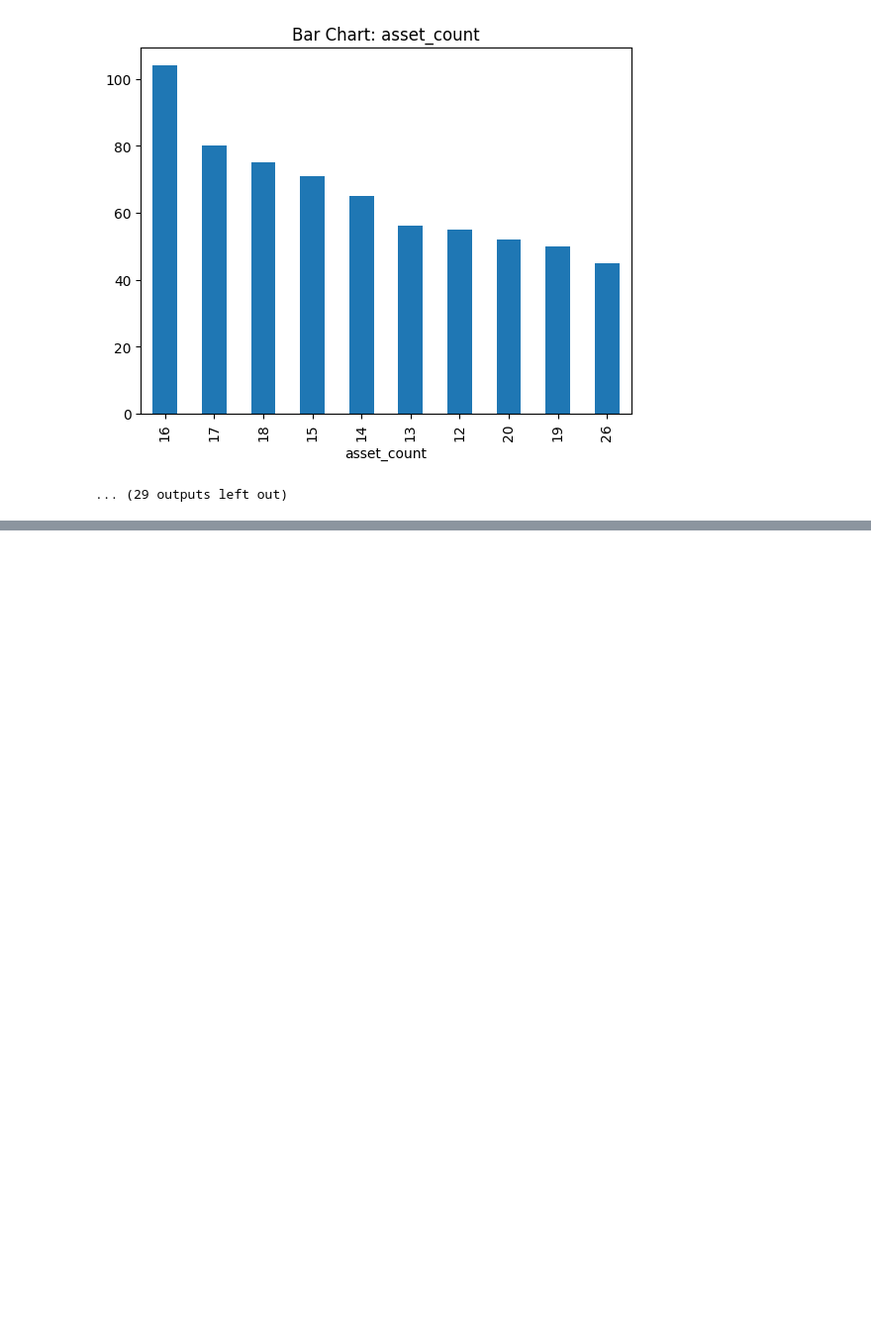
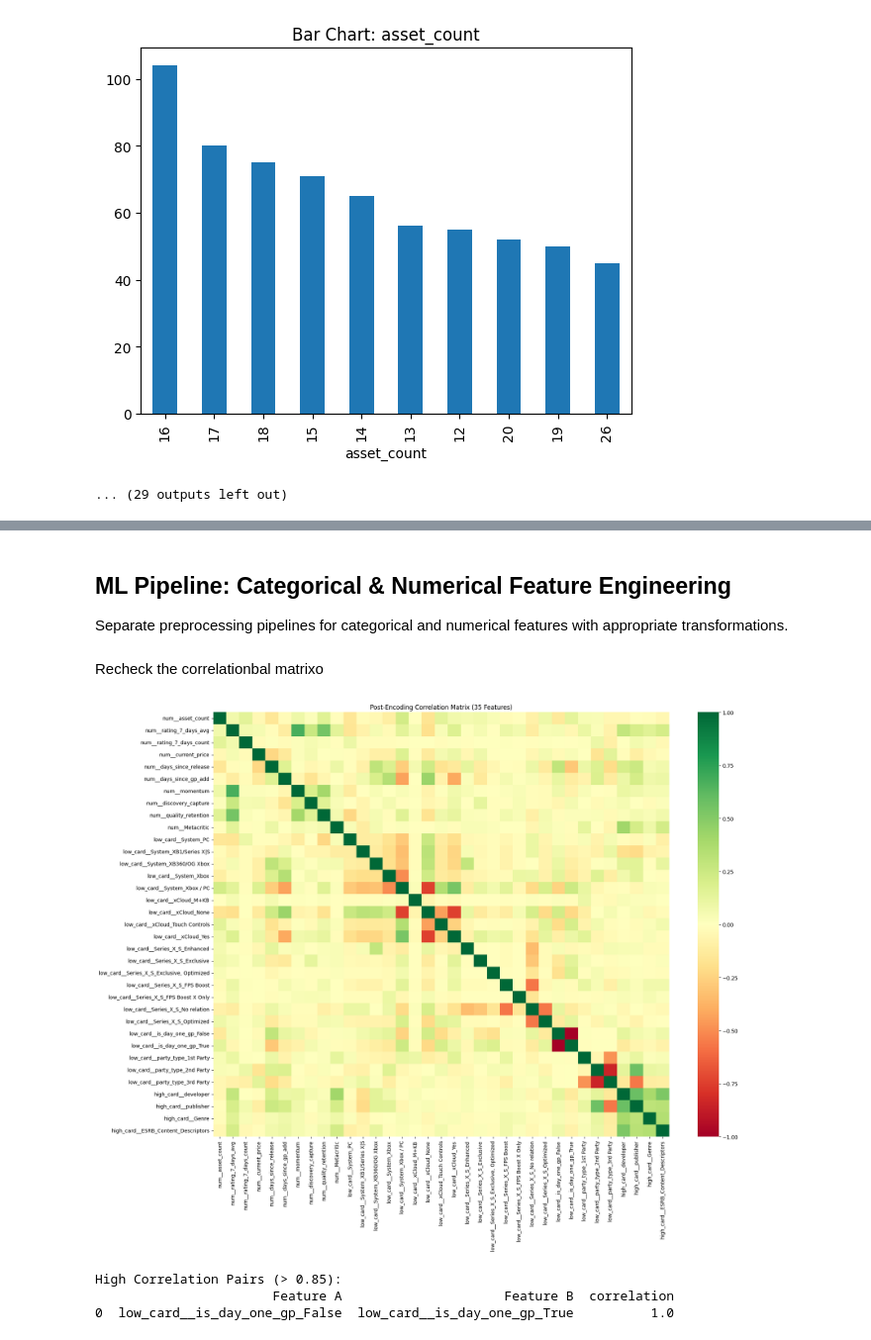
Before and after one commit to Doggo21345/Xbox-ELT-pipeline, a Jupyter notebook: ML/Notebooks/EDA.ipynb, the cells around one changed output, grey strips where cells are left out. Shown at 99% size. Saved outputs shown, nothing was run; the diff lists cells and outputs as text; code cells hidden in the pictures; blank space fills up the shorter version.

```diff
--- a/ML/Notebooks/EDA.ipynb
+++ b/ML/Notebooks/EDA.ipynb
@@ -400,0 +470,20 @@ print(f"Data prepared! Final feature count: {X_prepared.shape[1]}")
+# %%
+from sklearn.impute import KNNImputer
+
+# 1. Initialize the imputer
+imputer = KNNImputer(n_neighbors=5)
+
+# 2. Select the numerical columns that help 'predict' Metacritic
+# Including price and momentum helps the imputer find better neighbors
+num_cols_for_impute = [
+    'asset_count', 'current_price', 'momentum',
+    'quality_retention', 'Metacritic'
+]
+
+# 3. Fit and Transform the training set
+# This fills the 25 missing scores based ONLY on the 881 training rows
+X_train[num_cols_for_impute] = imputer.fit_transform(X_train[num_cols_for_impute])
+
+# 4. Transform the test set
+# This uses the 'patterns' learned from training to fill gaps in the test set
+X_test[num_cols_for_impute] = imputer.transform(X_test[num_cols_for_impute])
@@ -400,0 +596,4 @@ print(f"Data prepared! Final feature count: {X_prepared.shape[1]}")
+# %% [markdown]
+## ML Pipeline: Categorical & Numerical Feature Engineering
+
+Separate preprocessing pipelines for categorical and numerical features with appropriate transformations.
@@ -400,0 +651,42 @@ print(f"Data prepared! Final feature count: {X_prepared.shape[1]}")
+# %% [markdown]
+Recheck the correlationbal matrixo
+# %%
+import seaborn as sns
+import matplotlib.pyplot as plt
+
+# 1. Convert array to DataFrame
+feature_names = preprocessor.get_feature_names_out()
+X_processed_df = pd.DataFrame(X_train_preprocessed, columns=feature_names)
+
+# 2. Calculate Pearson Correlation
+corr_matrix = X_processed_df.corr()
+
+# 3. Plot the Heatmap
+plt.figure(figsize=(20, 15))
+sns.heatmap(corr_matrix, annot=False, cmap='RdYlGn', center=0)
+plt.title("Post-Encoding Correlation Matrix (35 Features)")
+plt.show()
+# %% [output]
+[figure, added]
+# %%
+# 1. Calculate the absolute correlation matrix
+corr_matrix = X_processed_df.corr().abs()
+
+# 2. Select the upper triangle (to avoid duplicate pairs like A-B and B-A)
+upper = corr_matrix.where(np.triu(np.ones(corr_matrix.shape), k=1).astype(bool))
+
+# 3. Find index of feature columns with correlation greater than 0.85
+to_drop = [column for column in upper.columns if any(upper[column] > 0.85)]
+
+# 4. Display the specific pairs and their values for your review
+high_corr_pairs = (upper[upper > 0.85]
+                  .stack()
+                  .reset_index()
+                  .rename(columns={0: 'correlation', 'level_0': 'Feature A', 'level_1': 'Feature B'}))
+
+print("High Correlation Pairs (> 0.85):")
+print(high_corr_pairs)
+# %% [output]
+High Correlation Pairs (> 0.85):
+                       Feature A                     Feature B  correlation
+0  low_card__is_day_one_gp_False  low_card__is_day_one_gp_True          1.0
```
Also changed, not shown: parts of 29 cells of this notebook.
